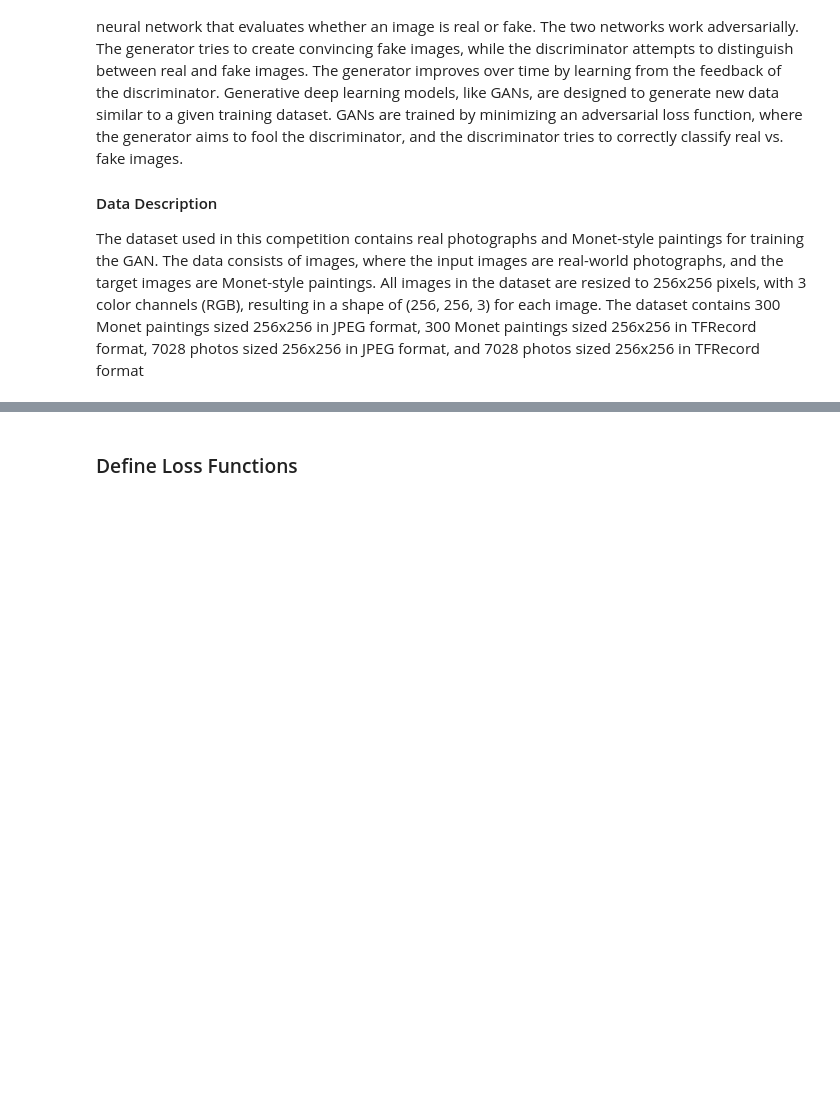
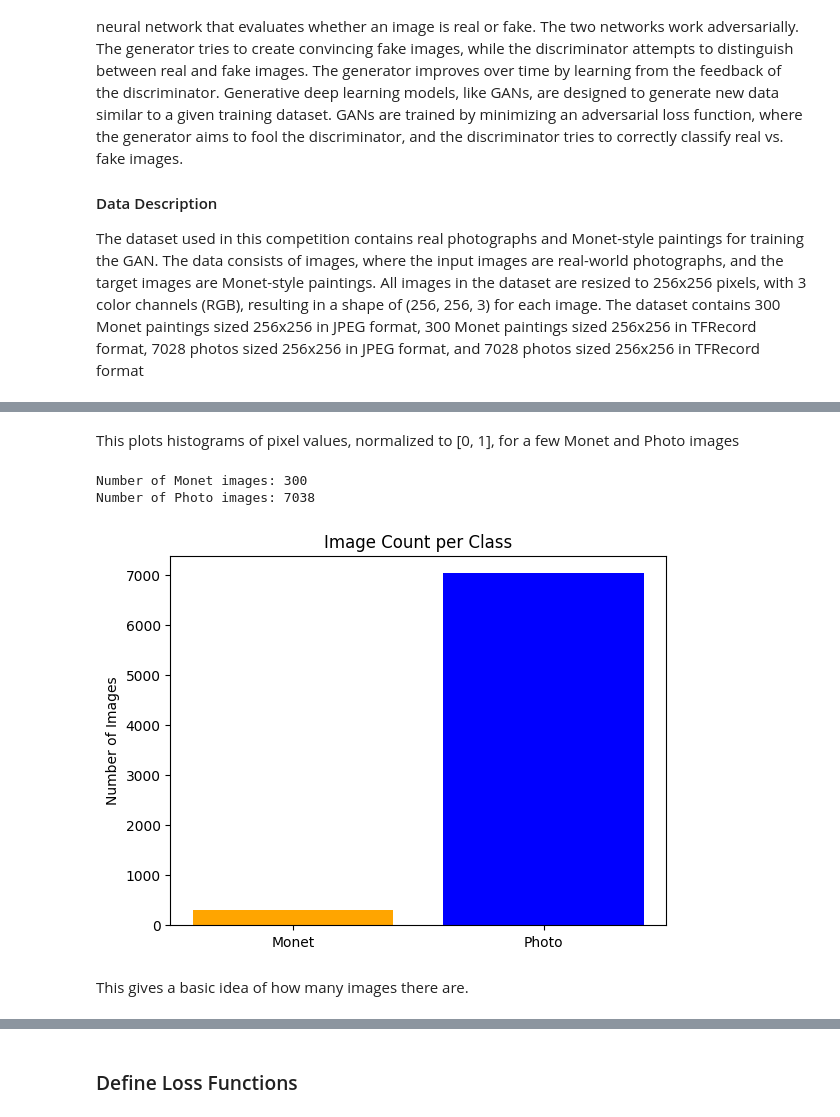
Before and after one commit to michaell427/Monet-Paintings, a Jupyter notebook: Monet Paintings.ipynb, the cells around one changed output, grey strips where cells are left out. Cells and saved outputs as stored; diff of their text form; code cells hidden in the pictures; blank space fills up the shorter version.

```diff
--- a/Monet Paintings.ipynb
+++ b/Monet Paintings.ipynb
@@ -49,3 +74,19 @@ Number of Photo images: 7038
+# %% [markdown]
+This plots histograms of pixel values, normalized to [0, 1], for a few Monet and Photo images
+# %%
+print(f"Number of Monet images: {len(monet_paths)}")
+print(f"Number of Photo images: {len(photo_paths)}")
+
+plt.bar(["Monet", "Photo"], [len(monet_paths), len(photo_paths)], color=["orange", "blue"])
+plt.title("Image Count per Class")
+plt.ylabel("Number of Images")
+plt.show()
+# %% [output]
+Number of Monet images: 300
+Number of Photo images: 7038
+[figure, added]
+# %% [markdown]
+This gives a basic idea of how many images there are.
 # %%
 def preprocess_image(image):
     image = tf.image.decode_jpeg(image, channels=3)
```
Also changed, not shown: parts of 34 cells of this notebook, 1 other file.
